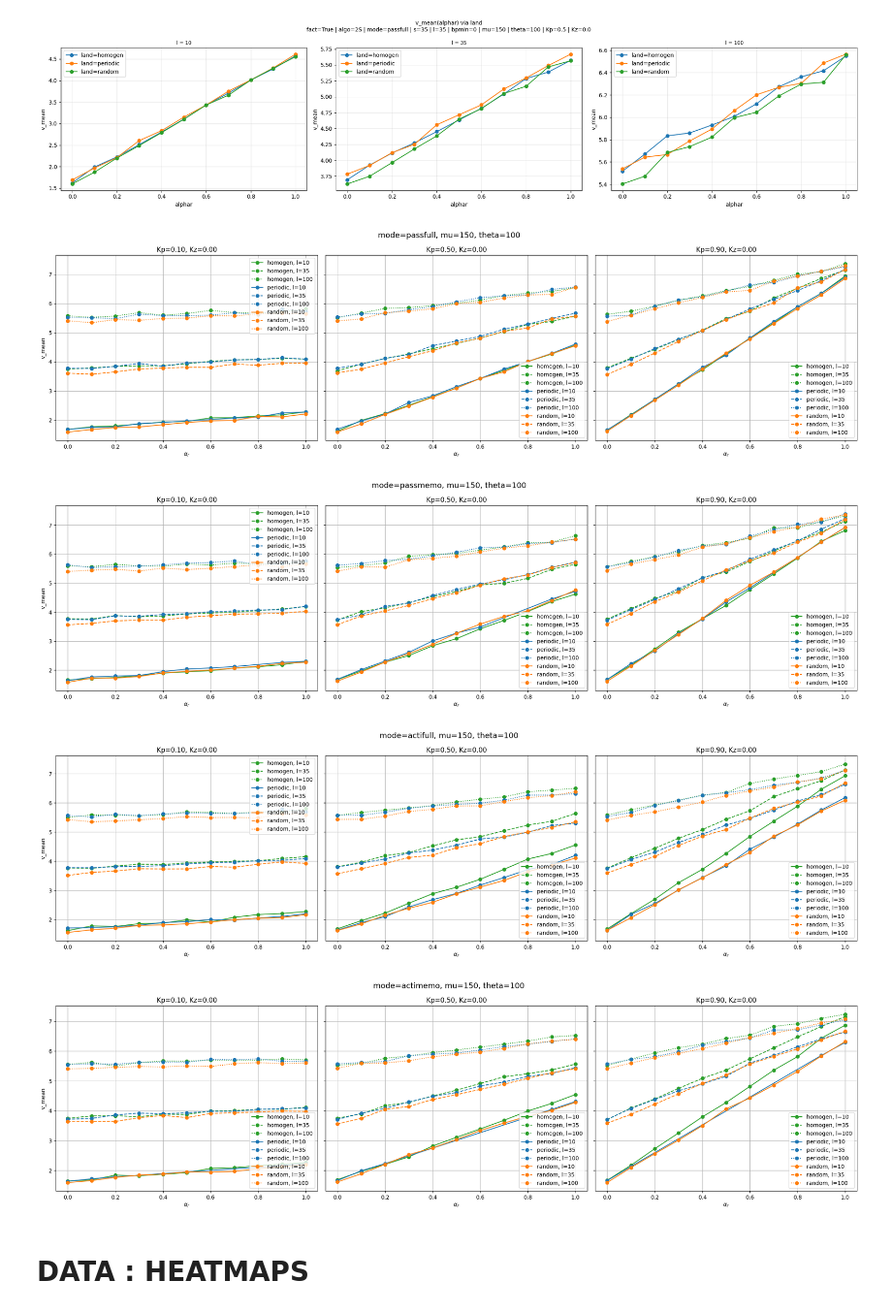
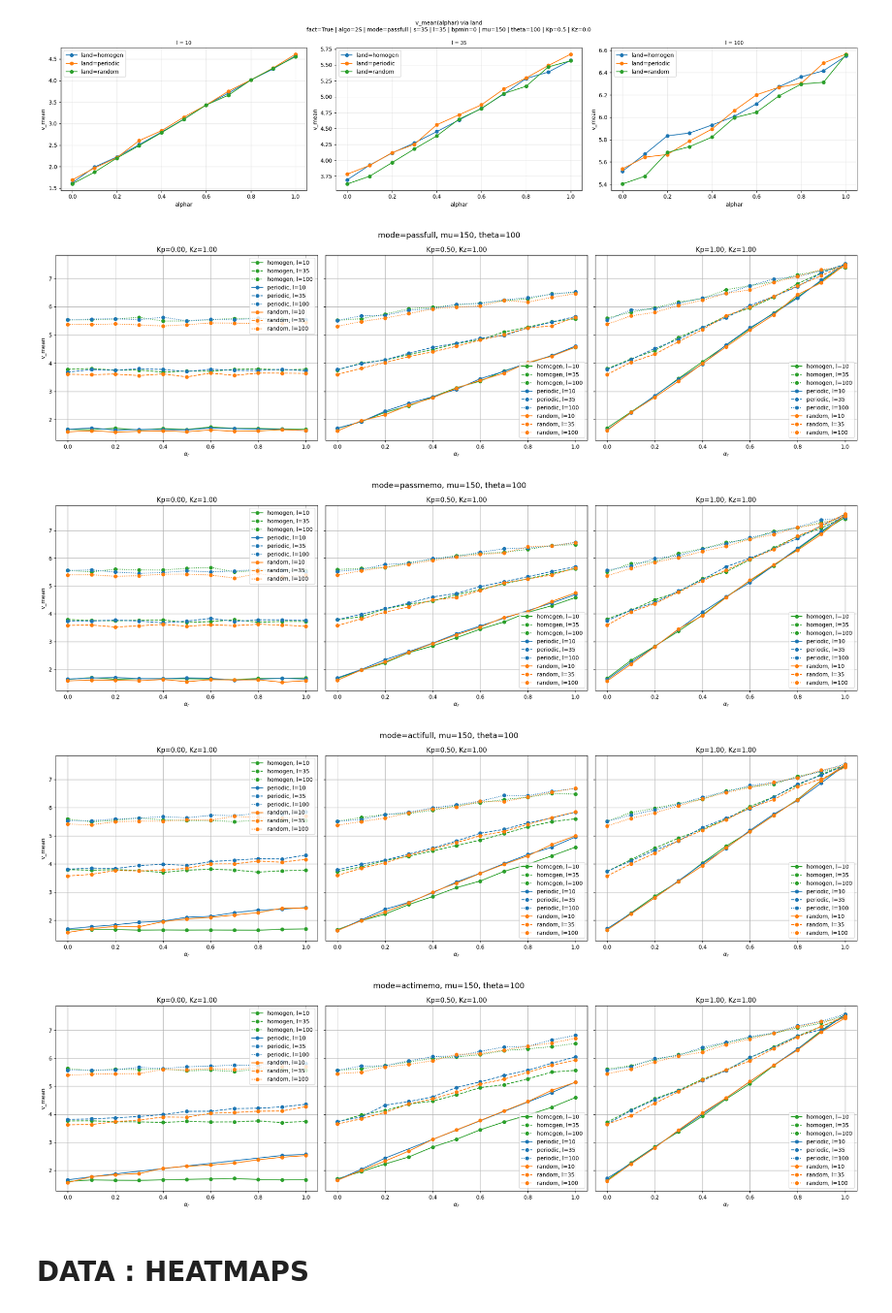
Before and after one commit to npelletbossot/Workspace, a Jupyter notebook: notebooks/work/fact.ipynb, the cells around one changed output. Shown at 97% size. Cells and saved outputs as stored; diff of their text form; code cells hidden in the pictures.

```diff
--- a/notebooks/work/fact.ipynb
+++ b/notebooks/work/fact.ipynb
@@ -606,43 +606,43 @@ def plot_vmean_vs_alphar_subplots(df_all, value, mode, Kp_list, Kz=0.00):
     plt.show()
 
 # Values
-Kps = [0.10, 0.50, 0.90]
-Kz  = 0.00
+Kps = [0.00, 0.50, 1.00]
+Kz  = 1.00
 
 # Calls
 plot_vmean_vs_alphar_subplots(
     df_all,
     value   = "v_mean",
     mode    = "passfull",
     Kp_list = Kps,
     Kz      = Kz,
 )
 plot_vmean_vs_alphar_subplots(
     df_all,
     value   = "v_mean",
     mode    = "passmemo",
     Kp_list = Kps,
     Kz      = Kz,
 )
 plot_vmean_vs_alphar_subplots(
     df_all,
     value   = "v_mean",
     mode    = "actifull",
     Kp_list = Kps,
     Kz      = Kz,
 )
 plot_vmean_vs_alphar_subplots(
     df_all,
     value   = "v_mean",
     mode    = "actimemo",
     Kp_list = Kps,
     Kz      = Kz,
 )
 # %% [output]
-[figure, old version]
+[figure, new version]
-[figure, old version]
+[figure, new version]
-[figure, old version]
+[figure, new version]
-[figure, old version]
+[figure, new version]
 # %% [markdown]
 # DATA : HEATMAPS
 # %%
```
Also changed, not shown: 1 other file.
